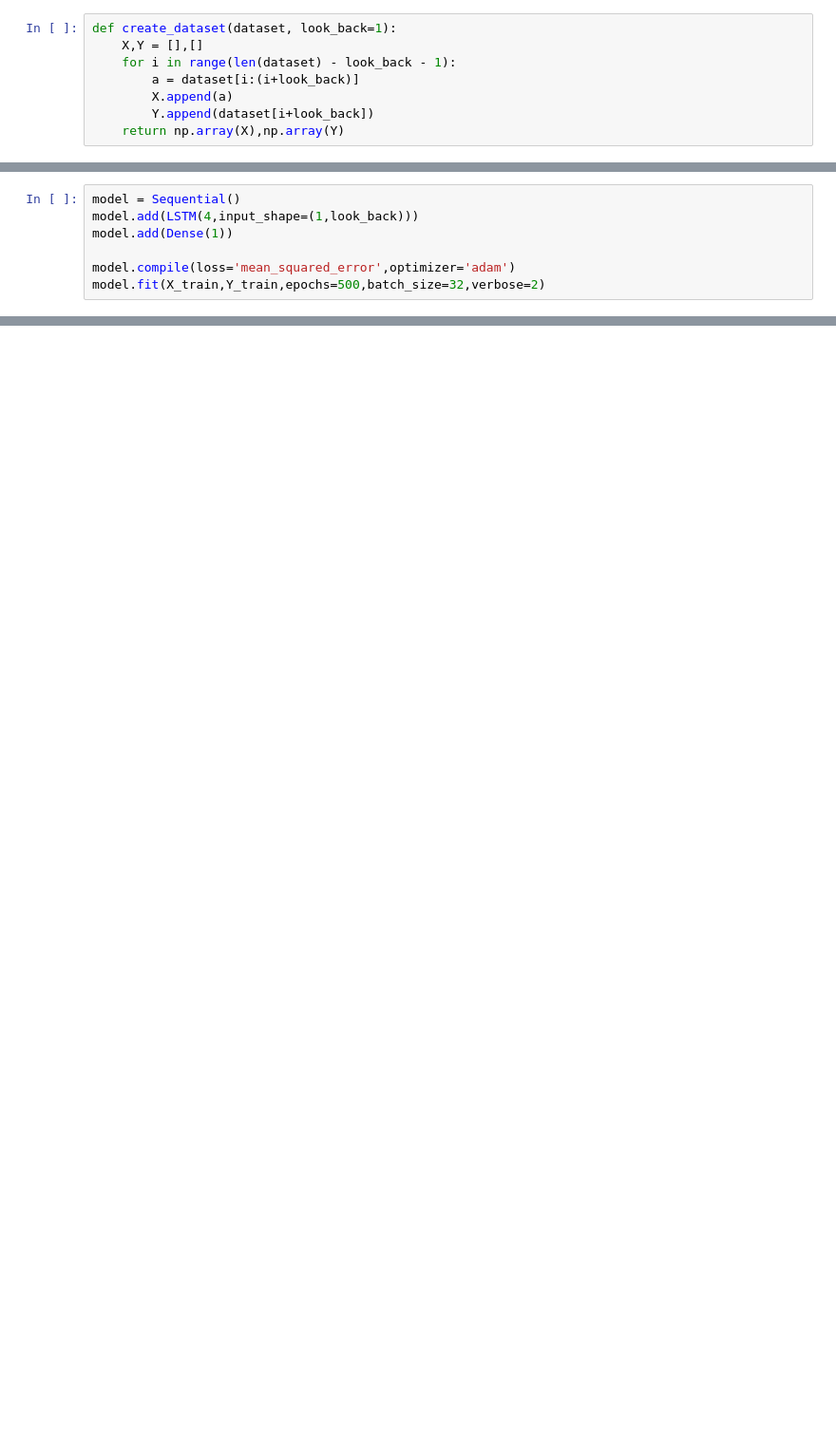
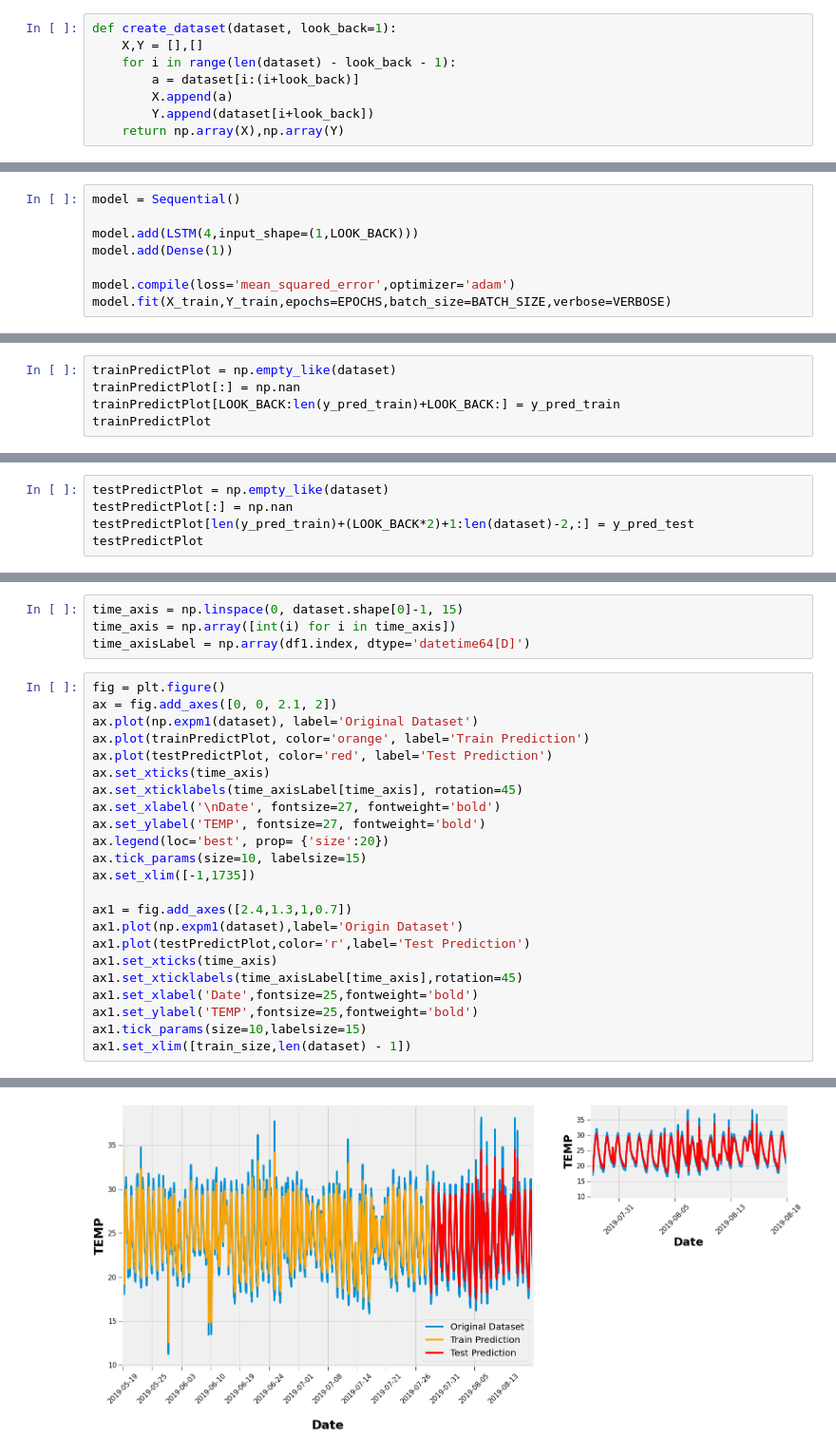
Before and after one commit to dnmquan1110/BanDung_AirQuaility_Prediction, a Jupyter notebook: air_quality.ipynb, the cells around one changed output, grey strips where cells are left out. Shown at 95% size. Drawn from its saved outputs; the diff is of its cells as text; blank space fills up the shorter version.

```diff
--- a/air_quality.ipynb
+++ b/air_quality.ipynb
@@ -236,8 +220,9 @@ X_test = np.reshape(X_test, (X_test.shape[0],1,X_test.shape[1]))
 # %%
 model = Sequential()
-model.add(LSTM(4,input_shape=(1,look_back)))
+
+model.add(LSTM(4,input_shape=(1,LOOK_BACK)))
 model.add(Dense(1))
 
 model.compile(loss='mean_squared_error',optimizer='adam')
-model.fit(X_train,Y_train,epochs=500,batch_size=32,verbose=2)
+model.fit(X_train,Y_train,epochs=EPOCHS,batch_size=BATCH_SIZE,verbose=VERBOSE)
 # %% [output]
@@ -261,0 +267,5 @@ Epoch 500/500
+# %%
+trainPredictPlot = np.empty_like(dataset)
+trainPredictPlot[:] = np.nan
+trainPredictPlot[LOOK_BACK:len(y_pred_train)+LOOK_BACK:] = y_pred_train
+trainPredictPlot
@@ -261,0 +280,5 @@ Epoch 500/500
+# %%
+testPredictPlot = np.empty_like(dataset)
+testPredictPlot[:] = np.nan
+testPredictPlot[len(y_pred_train)+(LOOK_BACK*2)+1:len(dataset)-2,:] = y_pred_test
+testPredictPlot
@@ -261,0 +293,28 @@ Epoch 500/500
+# %%
+time_axis = np.linspace(0, dataset.shape[0]-1, 15)
+time_axis = np.array([int(i) for i in time_axis])
+time_axisLabel = np.array(df1.index, dtype='datetime64[D]')
+# %%
+fig = plt.figure()
+ax = fig.add_axes([0, 0, 2.1, 2])
+ax.plot(np.expm1(dataset), label='Original Dataset')
+ax.plot(trainPredictPlot, color='orange', label='Train Prediction')
+ax.plot(testPredictPlot, color='red', label='Test Prediction')
+ax.set_xticks(time_axis)
+ax.set_xticklabels(time_axisLabel[time_axis], rotation=45)
+ax.set_xlabel('\nDate', fontsize=27, fontweight='bold')
+ax.set_ylabel('TEMP', fontsize=27, fontweight='bold')
+ax.legend(loc='best', prop= {'size':20})
+ax.tick_params(size=10, labelsize=15)
+ax.set_xlim([-1,1735])
+
+ax1 = fig.add_axes([2.4,1.3,1,0.7])
+ax1.plot(np.expm1(dataset),label='Origin Dataset')
+ax1.plot(testPredictPlot,color='r',label='Test Prediction')
+ax1.set_xticks(time_axis)
+ax1.set_xticklabels(time_axisLabel[time_axis],rotation=45)
+ax1.set_xlabel('Date',fontsize=25,fontweight='bold')
+ax1.set_ylabel('TEMP',fontsize=25,fontweight='bold')
+ax1.tick_params(size=10,labelsize=15)
+ax1.set_xlim([train_size,len(dataset) - 1])
+# %% [output]
@@ -261,0 +322 @@ Epoch 500/500
+[figure, added]
```
Also changed, not shown: parts of 38 cells of this notebook.
